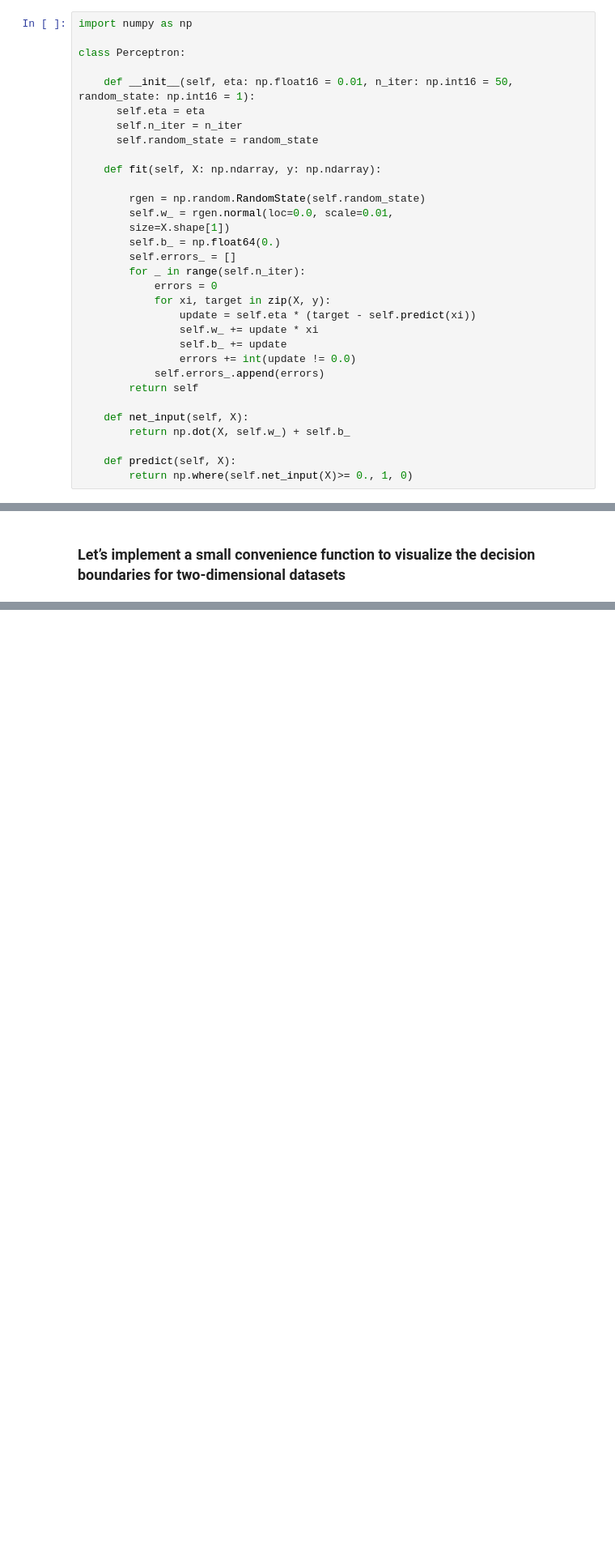
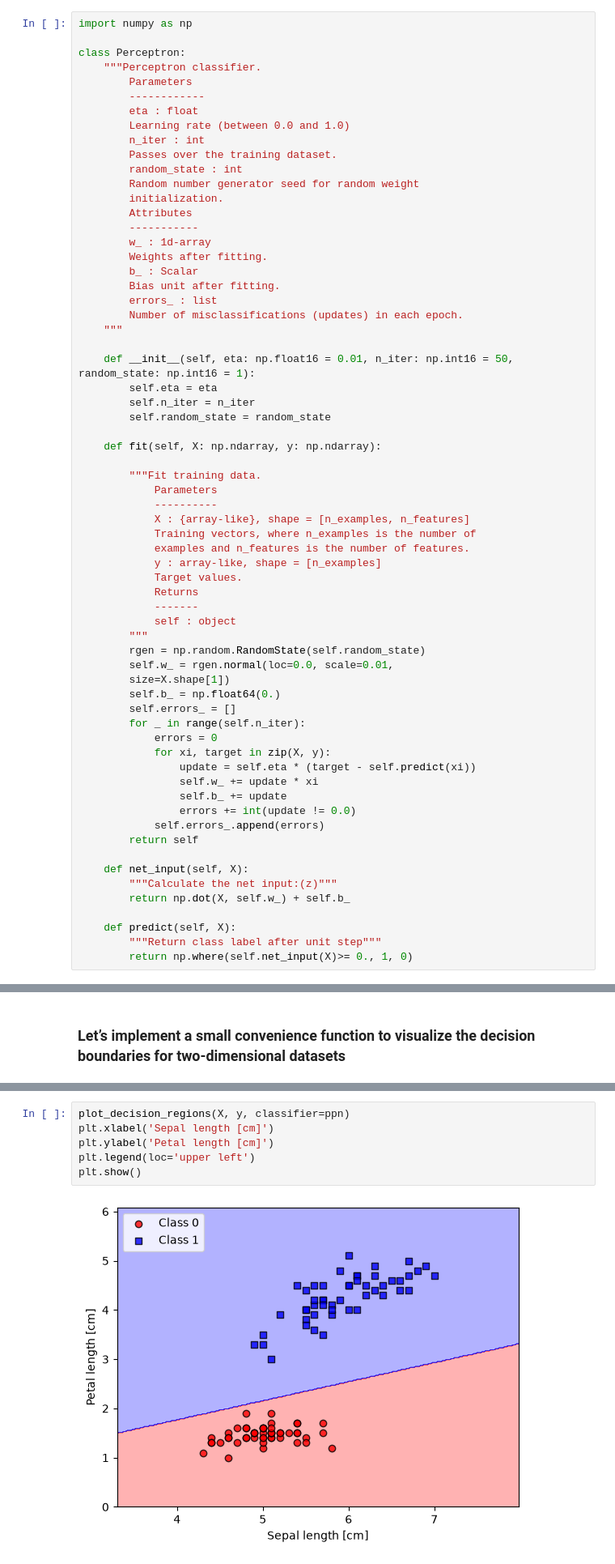
Before and after one commit to bekambirhanu/ML-JOURNEY-2026, a Jupyter notebook: ml/perceptron_1.ipynb, the cells around one changed output, grey strips where cells are left out. Shown at 81% size. Cells and saved outputs as stored; diff of their text form; blank space fills up the shorter version.

```diff
--- a/ml/perceptron_1.ipynb
+++ b/ml/perceptron_1.ipynb
@@ -2,14 +2,45 @@
 import numpy as np
 
 class Perceptron:
+    """Perceptron classifier.
+        Parameters
+        ------------
+        eta : float
+        Learning rate (between 0.0 and 1.0)
+        n_iter : int
+        Passes over the training dataset.
+        random_state : int
+        Random number generator seed for random weight
+        initialization.
+        Attributes
+        -----------
+        w_ : 1d-array
+        Weights after fitting.
+        b_ : Scalar
+        Bias unit after fitting.
+        errors_ : list
+        Number of misclassifications (updates) in each epoch.
+    """
 
     def __init__(self, eta: np.float16 = 0.01, n_iter: np.int16 = 50, random_state: np.int16 = 1):
-      self.eta = eta
-      self.n_iter = n_iter
-      self.random_state = random_state
+        self.eta = eta
+        self.n_iter = n_iter
+        self.random_state = random_state
 
     def fit(self, X: np.ndarray, y: np.ndarray):
 
+        """Fit training data.
+            Parameters
+            ----------
+            X : {array-like}, shape = [n_examples, n_features]
+            Training vectors, where n_examples is the number of
+            examples and n_features is the number of features.
+            y : array-like, shape = [n_examples]
+            Target values.
+            Returns
+            -------
+            self : object
+        """
         rgen = np.random.RandomState(self.random_state)
         self.w_ = rgen.normal(loc=0.0, scale=0.01,
         size=X.shape[1])
@@ -26,9 +57,11 @@ class Perceptron:
         return self
 
     def net_input(self, X):
+        """Calculate the net input:(z)"""
         return np.dot(X, self.w_) + self.b_
 
     def predict(self, X):
+        """Return class label after unit step"""
         return np.where(self.net_input(X)>= 0., 1, 0)
 # %%
 import pandas as pd
@@ -103,3 +135,11 @@ def plot_decision_regions(X, y, classifier, resolution=0.02):
                     marker=markers[idx],
                     label=f'Class {cl}',
                     edgecolor='black')
+# %%
+plot_decision_regions(X, y, classifier=ppn)
+plt.xlabel('Sepal length [cm]')
+plt.ylabel('Petal length [cm]')
+plt.legend(loc='upper left')
+plt.show()
+# %% [output]
+[figure, added]
```
Also changed, not shown: parts of 1 cell of this notebook, 1 other file.
